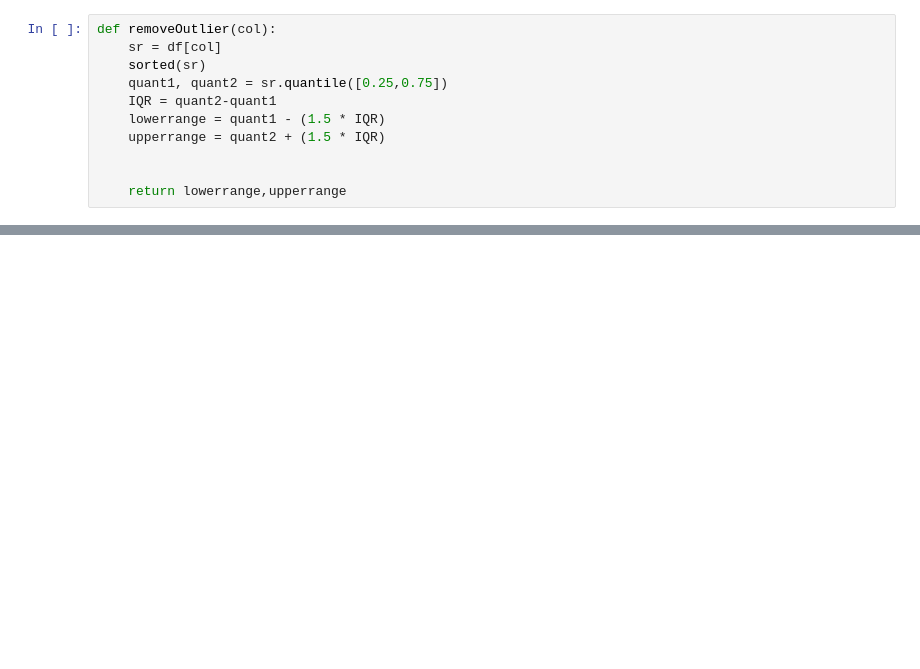
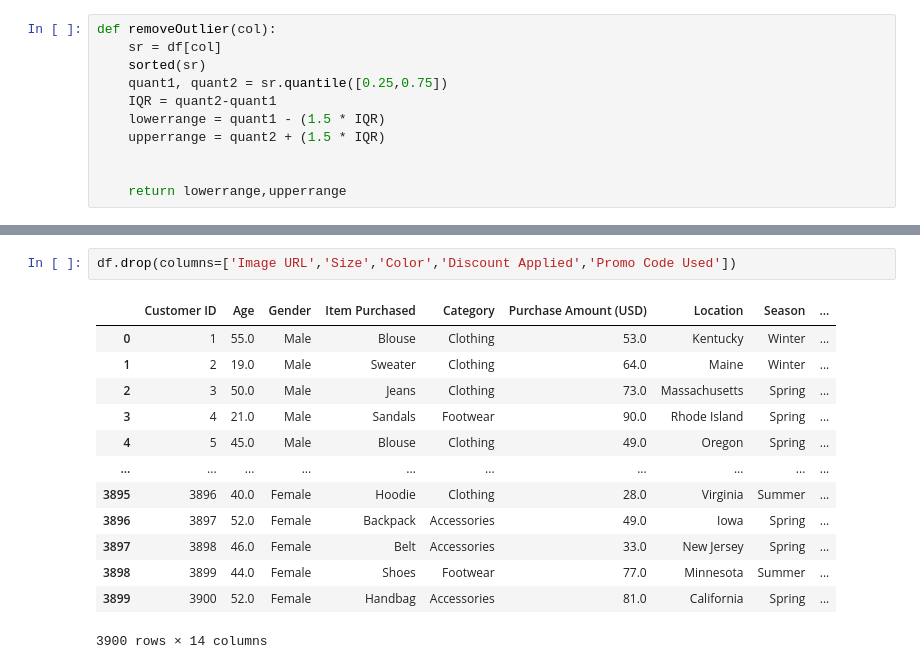
Before and after one commit to gbibek34/shopping-trends-analysis, a Jupyter notebook: eda.ipynb, the cells around one changed output, grey strips where cells are left out. Cells and saved outputs as stored; diff of their text form; blank space fills up the shorter version.

```diff
--- a/eda.ipynb
+++ b/eda.ipynb
@@ -187,0 +206,16 @@ plt.show()
+# %%
+df.drop(columns=['Image URL','Size','Color','Discount Applied','Promo Code Used'])
+# %% [output]
+|  | Customer ID | Age | Gender | Item Purchased | Category | Purchase Amount (USD) | Location | Season | ... |
+| 0 | 1 | 55.0 | Male | Blouse | Clothing | 53.0 | Kentucky | Winter | ... |
+| 1 | 2 | 19.0 | Male | Sweater | Clothing | 64.0 | Maine | Winter | ... |
+| 2 | 3 | 50.0 | Male | Jeans | Clothing | 73.0 | Massachusetts | Spring | ... |
+| 3 | 4 | 21.0 | Male | Sandals | Footwear | 90.0 | Rhode Island | Spring | ... |
+| 4 | 5 | 45.0 | Male | Blouse | Clothing | 49.0 | Oregon | Spring | ... |
+| ... | ... | ... | ... | ... | ... | ... | ... | ... | ... |
+| 3895 | 3896 | 40.0 | Female | Hoodie | Clothing | 28.0 | Virginia | Summer | ... |
+| 3896 | 3897 | 52.0 | Female | Backpack | Accessories | 49.0 | Iowa | Spring | ... |
+| 3897 | 3898 | 46.0 | Female | Belt | Accessories | 33.0 | New Jersey | Spring | ... |
+| 3898 | 3899 | 44.0 | Female | Shoes | Footwear | 77.0 | Minnesota | Summer | ... |
+| 3899 | 3900 | 52.0 | Female | Handbag | Accessories | 81.0 | California | Spring | ... |
+3900 rows × 14 columns
```
Also changed, not shown: parts of 5 cells of this notebook.
